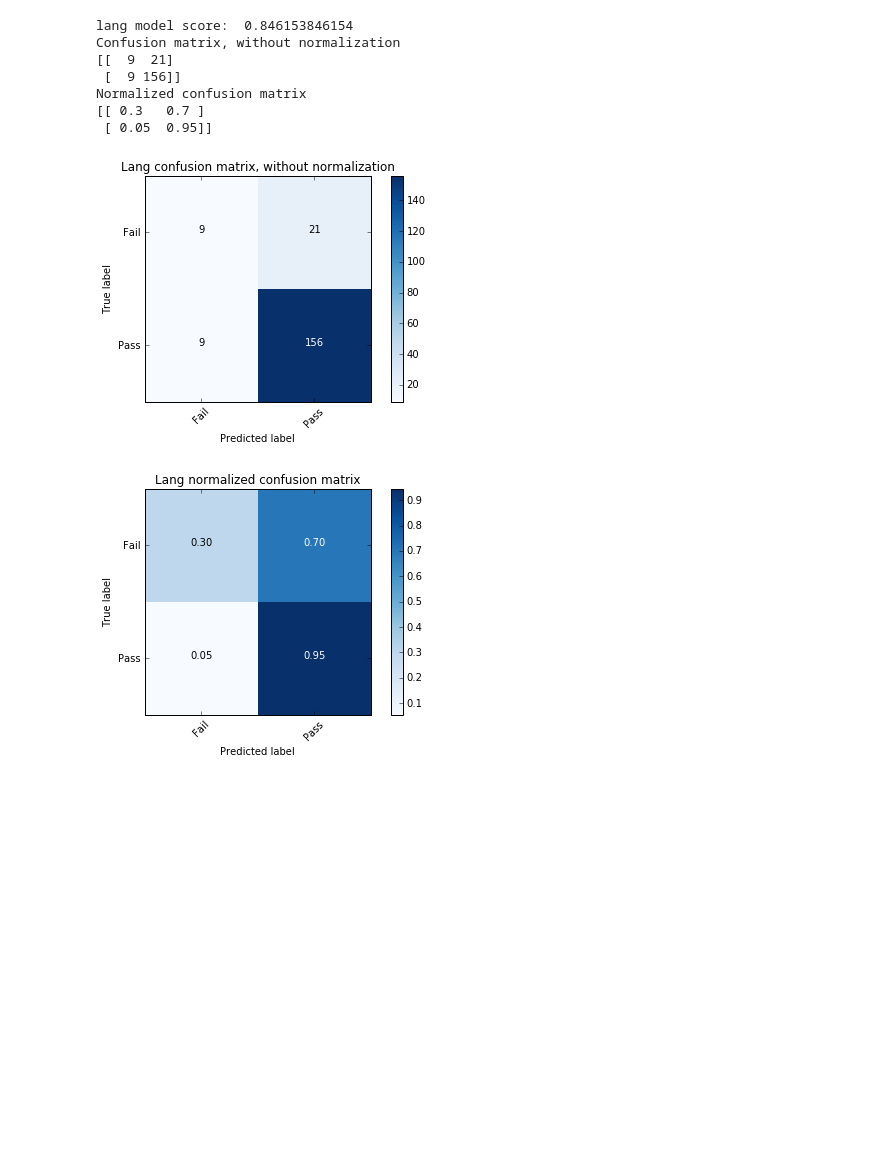
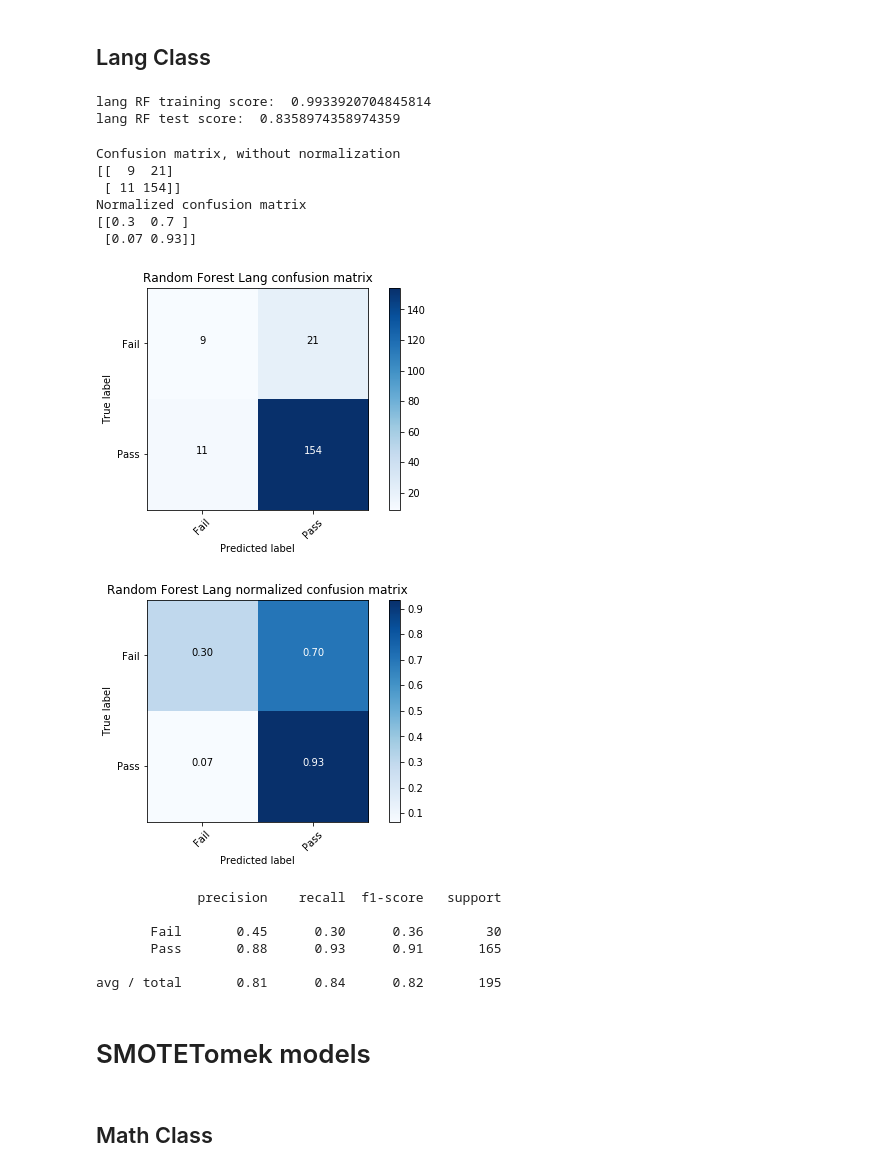
Before and after one commit to nkoul1/Springboard, a Jupyter notebook: Capstone_Project_1/Random Forrest Model attempt 1.ipynb, the cells around one changed output. Cells and saved outputs as stored; diff of their text form; code cells hidden in the pictures; blank space fills up the shorter version.

```diff
--- a/Capstone_Project_1/Random Forrest Model attempt 1.ipynb
+++ b/Capstone_Project_1/Random Forrest Model attempt 1.ipynb
@@ -209,3 +309,5 @@ Normalized confusion matrix
+# %% [markdown]
+## Lang Class
 # %%
 #LANG CLASS MODEL
 
@@ -220,31 +322,47 @@ forest_l = forest.fit(X_train_l,y_train_l)
 
 #predict y outcomes based on X testing data
 #also return a score on how well model did
-y_pred_l = forest.predict(X_test_l)
-model_score_l = forest.score(X_test_l,y_test_l)
-print "lang model score: ",model_score_l
-
-#confusion matrix plot function
-cm_l = confusion_matrix(y_test_l, y_pred_l)
-class_names = ['Fail', 'Pass']
-np.set_printoptions(precision=2)
-
-#Lang Confusion Matricies
-plt.figure()
-plot_confusion_matrix(cm_l, classes=class_names,
-                      title='Lang confusion matrix, without normalization')
-# Plot normalized confusion matrix
-plt.figure()
-plot_confusion_matrix(cm_l, classes=class_names, normalize=True,
-                      title='Lang normalized confusion matrix')
-plt.show()
+y_pred_rf_l = forest_l.predict(X_test_l)
+train_score_rf_l = forest_l.score(X_train_l,y_train_l)
+print "lang RF training score: ", train_score_rf_l
+model_score_rf_l = forest_l.score(X_test_l,y_test_l)
+print "lang RF test score: ", model_score_rf_l
 # %% [output]
-lang model score:  0.846153846154
-Confusion matrix, without normalization
-[[  9  21]
- [  9 156]]
-Normalized confusion matrix
-[[ 0.3   0.7 ]
- [ 0.05  0.95]]
+lang RF training score:  0.9933920704845814
+lang RF test score:  0.8358974358974359
-[figure, removed]
-[figure, removed]
+# %%
+#confusion matrix plot function
+cm_l = confusion_matrix(y_test_l, y_pred_rf_l)
+target_names = ['Fail', 'Pass']
+np.set_printoptions(precision=2)
+
+#Lang Confusion Matricies
+plt.figure()
+plot_confusion_matrix(cm_l, classes=target_names,
+                      title='Random Forest Lang confusion matrix')
+# Plot normalized confusion matrix
+plt.figure()
+plot_confusion_matrix(cm_l, classes=target_names, normalize=True,
+                      title='Random Forest Lang normalized confusion matrix')
+
+plt.show()
+
+lang_forest_report = classification_report(y_test_l, y_pred_rf_l, target_names = target_names)
+print lang_forest_report
+# %% [output]
+Confusion matrix, without normalization
+[[  9  21]
+ [ 11 154]]
+Normalized confusion matrix
+[[0.3  0.7 ]
+ [0.07 0.93]]
+[figure, added]
+[figure, added]
+             precision    recall  f1-score   support
+
+       Fail       0.45      0.30      0.36        30
+       Pass       0.88      0.93      0.91       165
+
+avg / total       0.81      0.84      0.82       195
+# %% [markdown]
+# SMOTETomek models
@@ -250,0 +372,2 @@ Normalized confusion matrix
+# %% [markdown]
+## Math Class
```
Also changed, not shown: parts of 31 cells of this notebook.
